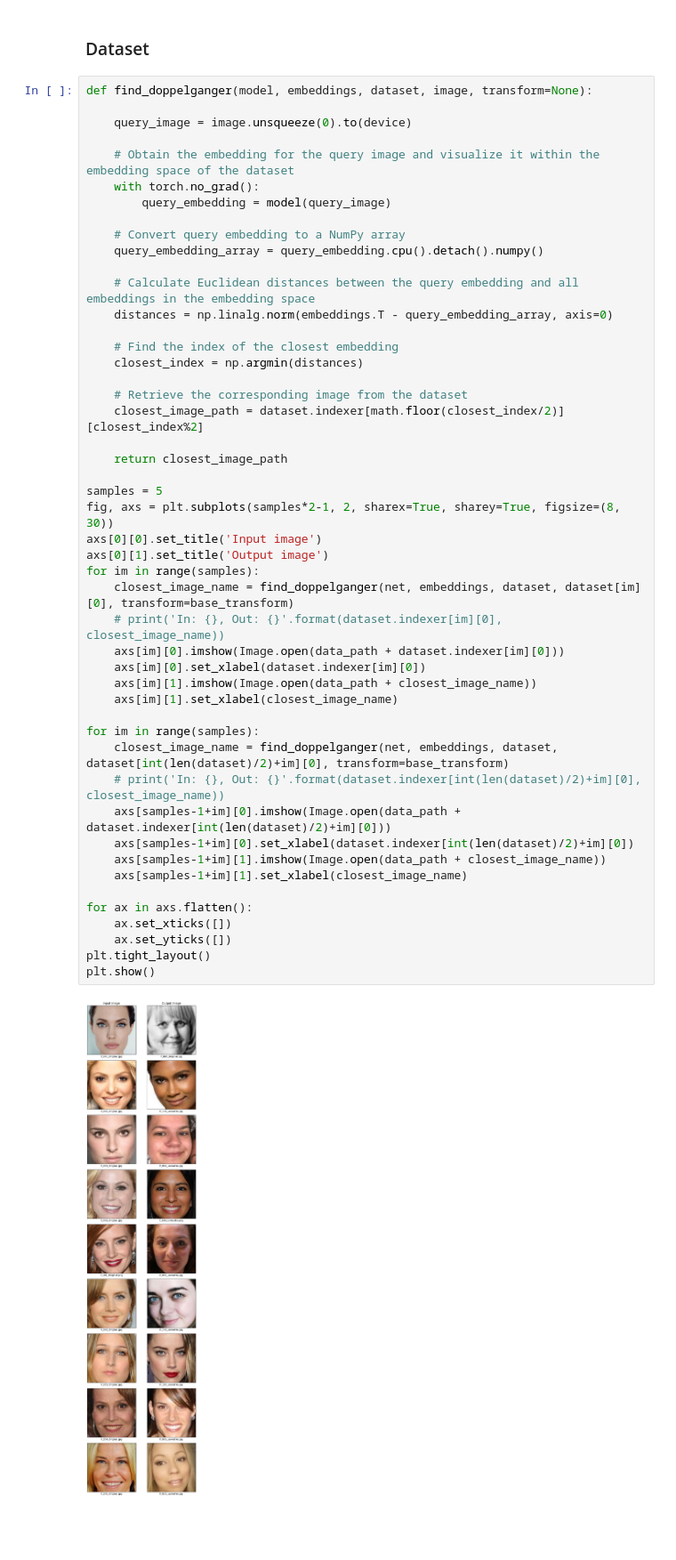
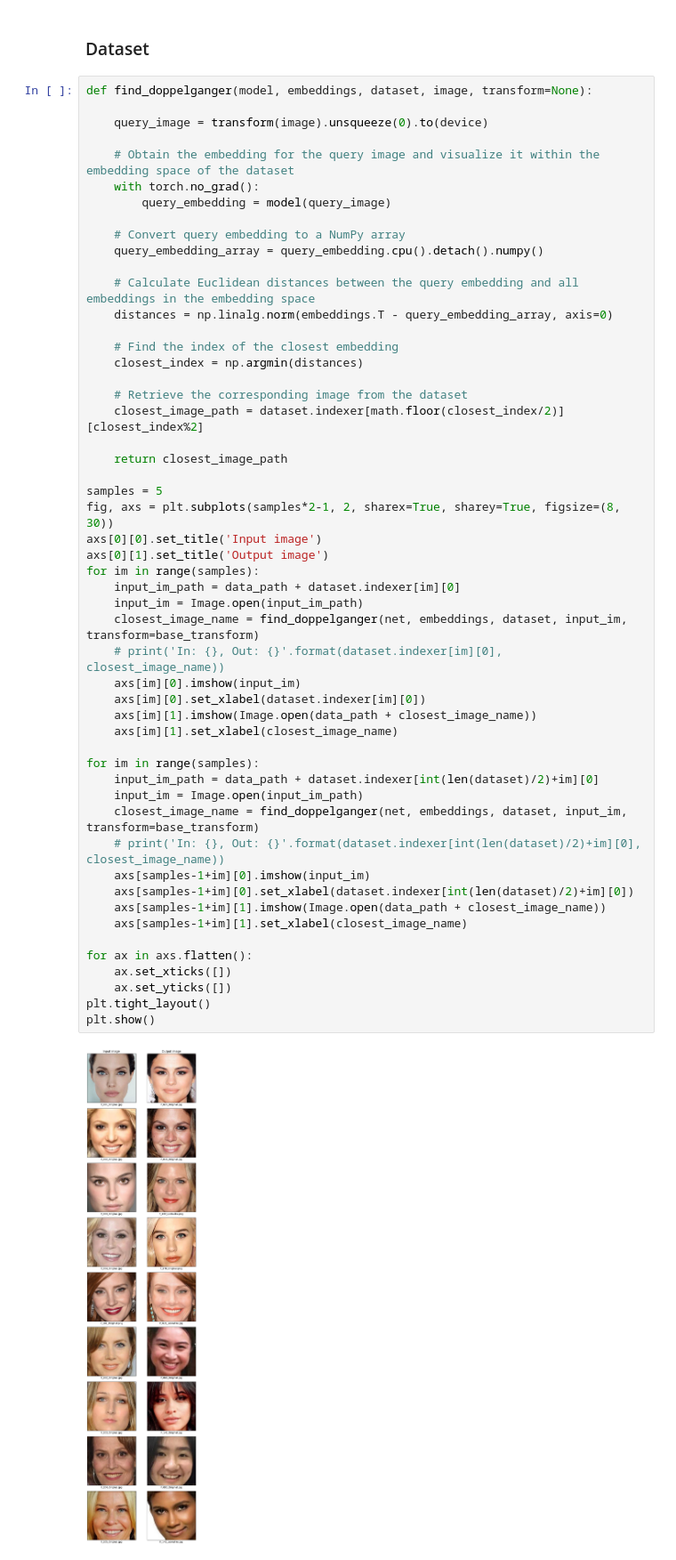
Before and after one commit to LucaFranceschi01/DL-2024, a Jupyter notebook: FINAL/test.ipynb, the cells around one changed output. Shown at 89% size. Saved outputs shown, nothing was run; the diff lists cells and outputs as text; blank space fills up the shorter version.

```diff
--- a/FINAL/test.ipynb
+++ b/FINAL/test.ipynb
@@ -457,7 +457,7 @@ print(embeddings.shape, embedded_image.shape, closest_embedding.shape)
 # %%
 def find_doppelganger(model, embeddings, dataset, image, transform=None):
 
-    query_image = image.unsqueeze(0).to(device)
+    query_image = transform(image).unsqueeze(0).to(device)
 
     # Obtain the embedding for the query image and visualize it within the embedding space of the dataset
     with torch.no_grad():
@@ -472,35 +472,39 @@ def find_doppelganger(model, embeddings, dataset, image, transform=None):
     # Find the index of the closest embedding
     closest_index = np.argmin(distances)
 
     # Retrieve the corresponding image from the dataset
     closest_image_path = dataset.indexer[math.floor(closest_index/2)][closest_index%2]
 
     return closest_image_path
 
 samples = 5
 fig, axs = plt.subplots(samples*2-1, 2, sharex=True, sharey=True, figsize=(8, 30))
 axs[0][0].set_title('Input image')
 axs[0][1].set_title('Output image')
 for im in range(samples):
-    closest_image_name = find_doppelganger(net, embeddings, dataset, dataset[im][0], transform=base_transform)
+    input_im_path = data_path + dataset.indexer[im][0]
+    input_im = Image.open(input_im_path)
+    closest_image_name = find_doppelganger(net, embeddings, dataset, input_im, transform=base_transform)
     # print('In: {}, Out: {}'.format(dataset.indexer[im][0], closest_image_name))
-    axs[im][0].imshow(Image.open(data_path + dataset.indexer[im][0]))
+    axs[im][0].imshow(input_im)
     axs[im][0].set_xlabel(dataset.indexer[im][0])
     axs[im][1].imshow(Image.open(data_path + closest_image_name))
     axs[im][1].set_xlabel(closest_image_name)
 
 for im in range(samples):
-    closest_image_name = find_doppelganger(net, embeddings, dataset, dataset[int(len(dataset)/2)+im][0], transform=base_transform)
+    input_im_path = data_path + dataset.indexer[int(len(dataset)/2)+im][0]
+    input_im = Image.open(input_im_path)
+    closest_image_name = find_doppelganger(net, embeddings, dataset, input_im, transform=base_transform)
     # print('In: {}, Out: {}'.format(dataset.indexer[int(len(dataset)/2)+im][0], closest_image_name))
-    axs[samples-1+im][0].imshow(Image.open(data_path + dataset.indexer[int(len(dataset)/2)+im][0]))
+    axs[samples-1+im][0].imshow(input_im)
     axs[samples-1+im][0].set_xlabel(dataset.indexer[int(len(dataset)/2)+im][0])
     axs[samples-1+im][1].imshow(Image.open(data_path + closest_image_name))
     axs[samples-1+im][1].set_xlabel(closest_image_name)
 
 for ax in axs.flatten():
     ax.set_xticks([])
     ax.set_yticks([])
 plt.tight_layout()
 plt.show()
 # %% [output]
-[figure, old version]
+[figure, new version]
```
Also changed, not shown: parts of 2 cells of this notebook.
